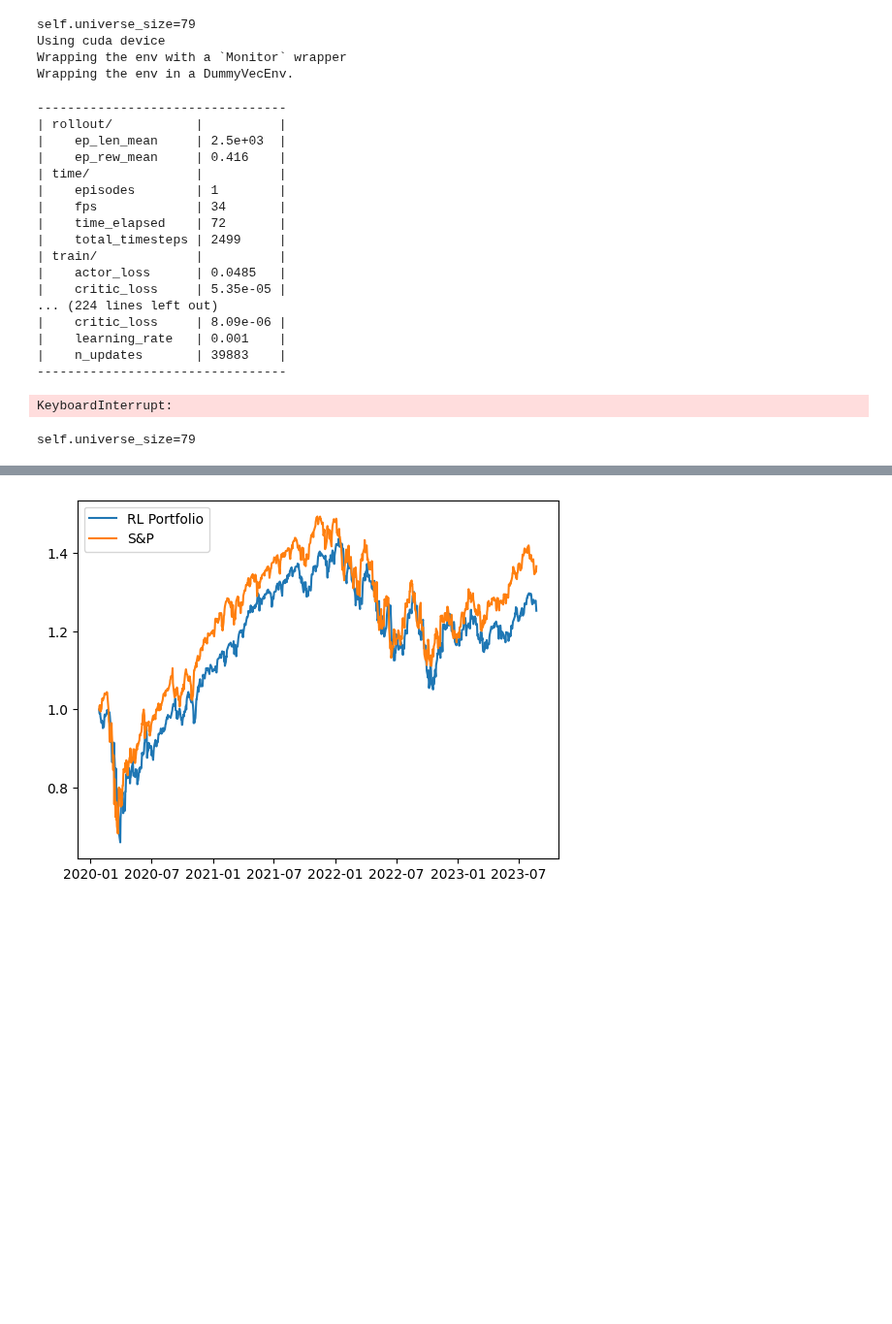
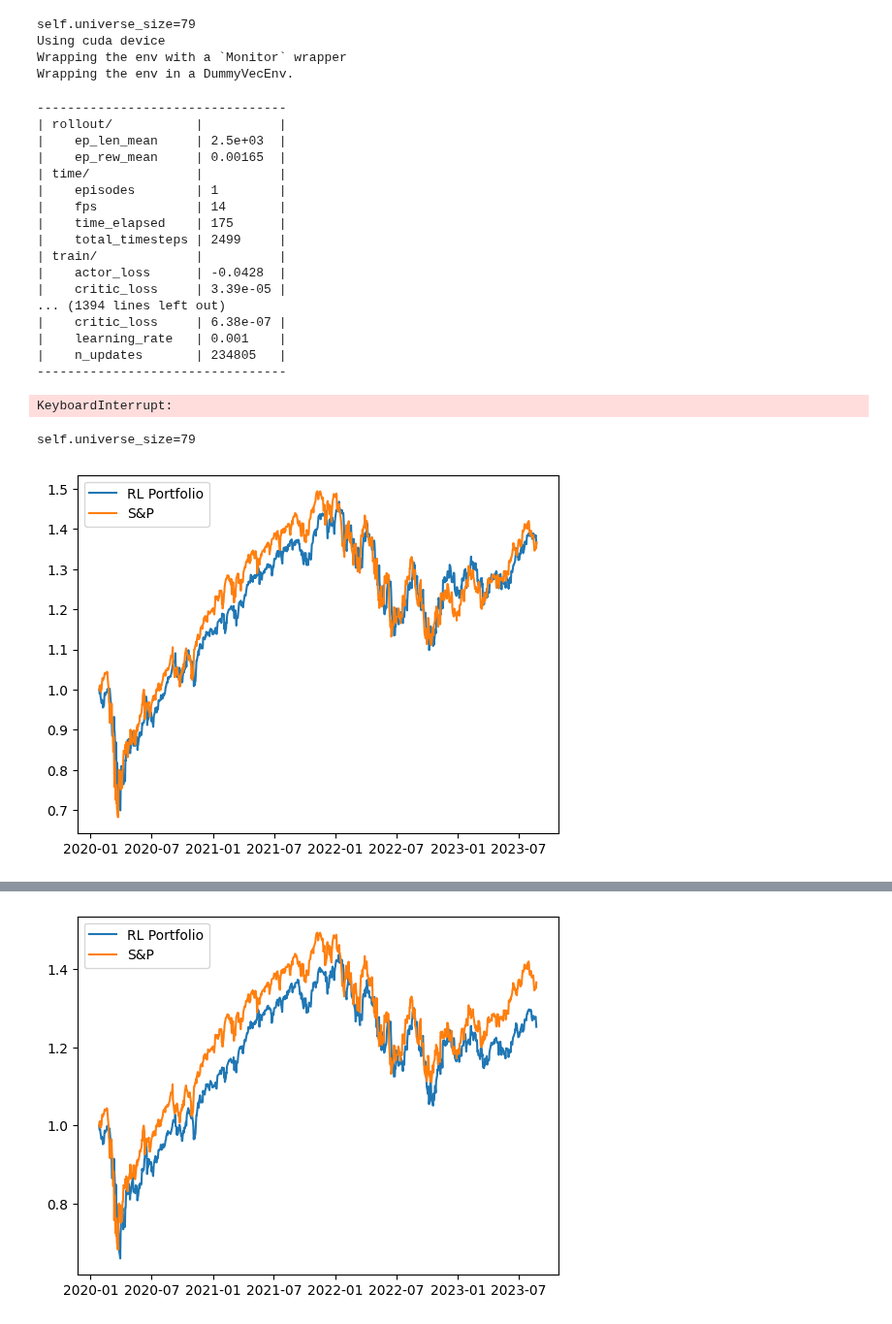
Before and after one commit to bufn403/portfolio-rl, a Jupyter notebook: most-basic sec.ipynb, the cells around one changed output, grey strips where cells are left out. Shown at 97% size. Drawn from its saved outputs; the diff is of its cells as text; code cells hidden in the pictures; blank space fills up the shorter version.

Commit message:
sec model updated

```diff
--- a/most-basic sec.ipynb
+++ b/most-basic sec.ipynb
@@ -148,10 +19,0 @@ class DifferentialSharpeRatioReward(AbstractRewardManager):
-# %%
-class ProfitReward(AbstractRewardManager):
-    def __init__(self):
-        pass
-
-    def initialize_reward(self):
-        pass
-
-    def compute_reward(self, old_port_val: float, new_port_val: float) -> float:
-        return new_port_val - old_port_val
@@ -638,28 +169,15 @@ class Custom_EIEE_CNN_Extractor(BaseFeaturesExtractor):
 # %%
-# Parallel environments
-from stable_baselines3 import DDPG, SAC
-from stable_baselines3.common.noise import NormalActionNoise
-
 train_env = PortfolioEnvWithTCost(dm=TrainDataManager(), rm=ProfitReward(), cp=0.01, cs=0.01)
 
 # Set seeds
 random.seed(42)
 np.random.seed(42)
-# train_env.seed(42)
 train_env.action_space.seed(43)
 torch.manual_seed(42)
 
-# model = DDPG(CustomTD3Policy, train_env, buffer_size=250, verbose=1, policy_kwargs={
-#   'features_extractor_class': Custom_EIEE_CNN_Extractor,
-#   'net_arch': [16, 16],
-#   'optimizer_class': torch.optim.AdamW
-# })
-# }, action_noise=NormalActionNoise(mean=np.zeros((85,)), sigma=0.1),)
 model = DDPG('MultiInputPolicy', train_env, buffer_size=4*10**5, verbose=1, policy_kwargs={
   'features_extractor_class': Custom_EIEE_CNN_Extractor,
-  # 'net_arch': [50, 50],
-}, action_noise=NormalActionNoise(mean=0, sigma=0.02*np.ones(80)))
-# }, action_noise=NormalActionNoise(mean=np.zeros((85,)), sigma=0.1),)
+}, action_noise=NormalActionNoise(mean=0, sigma=0.05*np.ones(80)))
 model.learn(total_timesteps=10**10, log_interval=1)
 # model.save("cnn_portoflio_policy")
 # %% [output]
@@ -670,18 +188,18 @@ Wrapping the env in a DummyVecEnv.
 ---------------------------------
 | rollout/           |          |
 |    ep_len_mean     | 2.5e+03  |
-|    ep_rew_mean     | 0.416    |
+|    ep_rew_mean     | 0.00165  |
 | time/              |          |
 |    episodes        | 1        |
-|    fps             | 34       |
-|    time_elapsed    | 72       |
+|    fps             | 14       |
+|    time_elapsed    | 175      |
 |    total_timesteps | 2499     |
 | train/             |          |
-|    actor_loss      | 0.0485   |
-|    critic_loss     | 5.35e-05 |
-... (224 lines left out)
-|    critic_loss     | 8.09e-06 |
+|    actor_loss      | -0.0428  |
+|    critic_loss     | 3.39e-05 |
+... (1394 lines left out)
+|    critic_loss     | 6.38e-07 |
 |    learning_rate   | 0.001    |
-|    n_updates       | 39883    |
+|    n_updates       | 234805   |
 ---------------------------------
 KeyboardInterrupt:
@@ -722,3 +242,12 @@ for i in range(900):
         break
 # %% [output]
 self.universe_size=79
+# %%
+# sec_model
+plt.plot(times_arr, np.array(port_val), label='RL Portfolio')
+plt.plot(times_arr, np.array(snp_val), label='S&P')
+# plt.yscale('log')
+plt.legend()
+plt.show()
+# %% [output]
+[figure, added]
```
Also changed, not shown: parts of 19 cells of this notebook, 5 other files.
